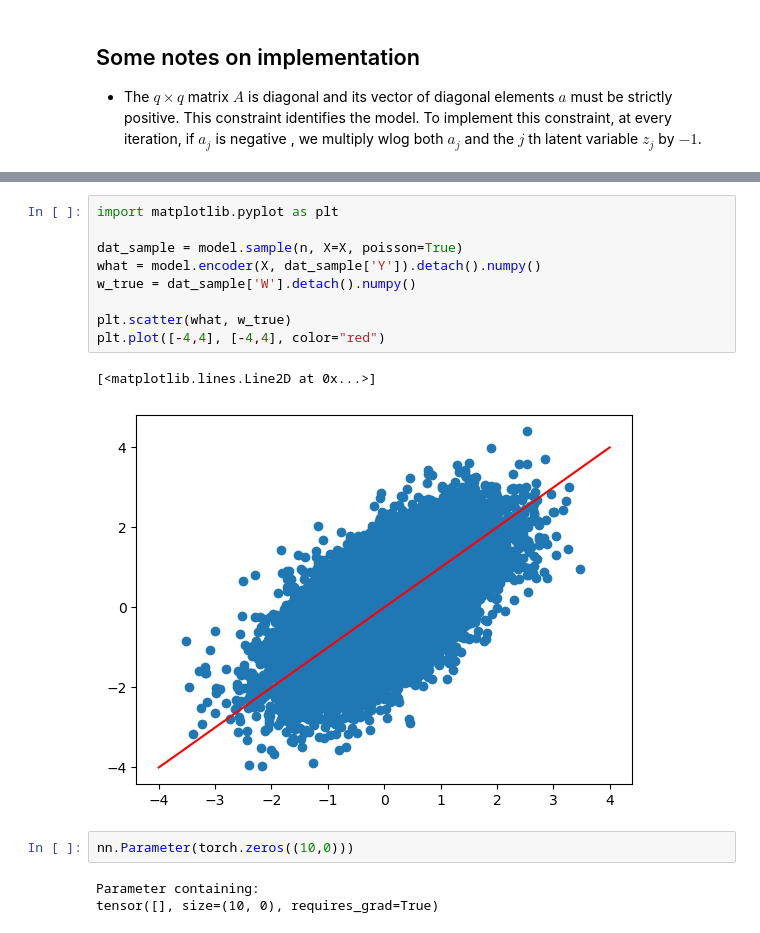
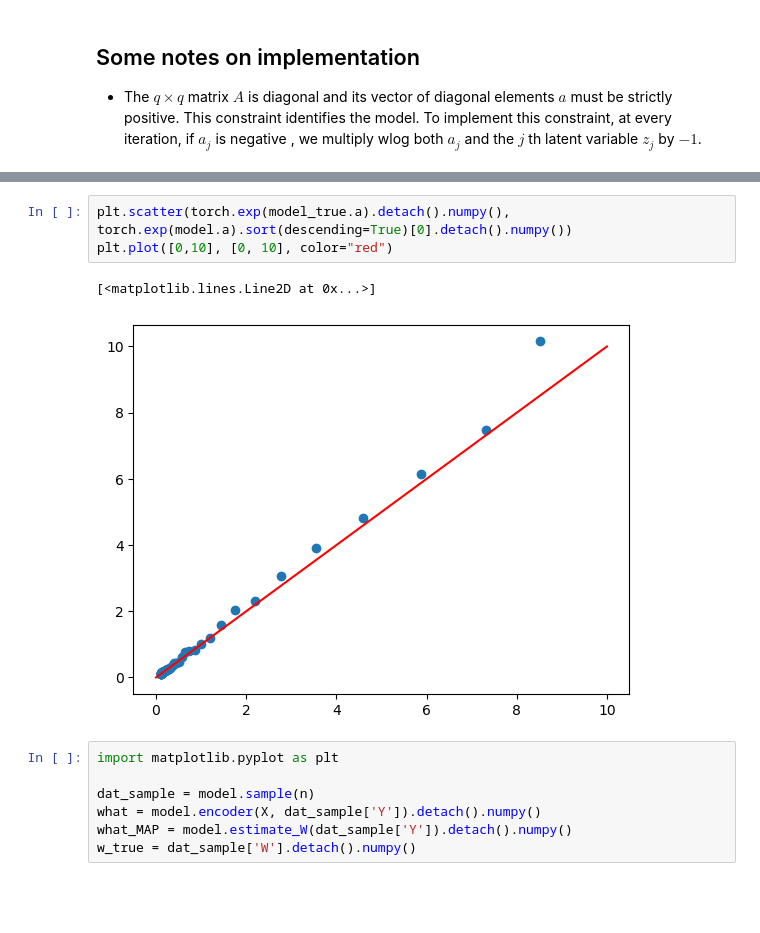
Before and after one commit to wiwh/gllvmprime, a Jupyter notebook: low_rank_MPLN/low_rank_MPLN.ipynb, the cells around one changed output, grey strips where cells are left out. Saved outputs shown, nothing was run; the diff lists cells and outputs as text; blank space fills up the shorter version.

```diff
--- a/low_rank_MPLN/low_rank_MPLN.ipynb
+++ b/low_rank_MPLN/low_rank_MPLN.ipynb
@@ -281,17 +425,13 @@ KeyboardInterrupt:
+# %%
+plt.scatter(torch.exp(model_true.a).detach().numpy(), torch.exp(model.a).sort(descending=True)[0].detach().numpy())
+plt.plot([0,10], [0, 10], color="red")
+# %% [output]
+[<matplotlib.lines.Line2D at 0x...>]
+[figure, added]
 # %%
 import matplotlib.pyplot as plt
 
-dat_sample = model.sample(n, X=X, poisson=True)
+dat_sample = model.sample(n)
 what = model.encoder(X, dat_sample['Y']).detach().numpy()
+what_MAP = model.estimate_W(dat_sample['Y']).detach().numpy()
 w_true = dat_sample['W'].detach().numpy()
-
-plt.scatter(what, w_true)
-plt.plot([-4,4], [-4,4], color="red")
-# %% [output]
-[<matplotlib.lines.Line2D at 0x...>]
-[figure, removed]
-# %%
-nn.Parameter(torch.zeros((10,0)))
-# %% [output]
-Parameter containing:
-tensor([], size=(10, 0), requires_grad=True)
```
Also changed, not shown: parts of 18 cells of this notebook, 2 other files.
